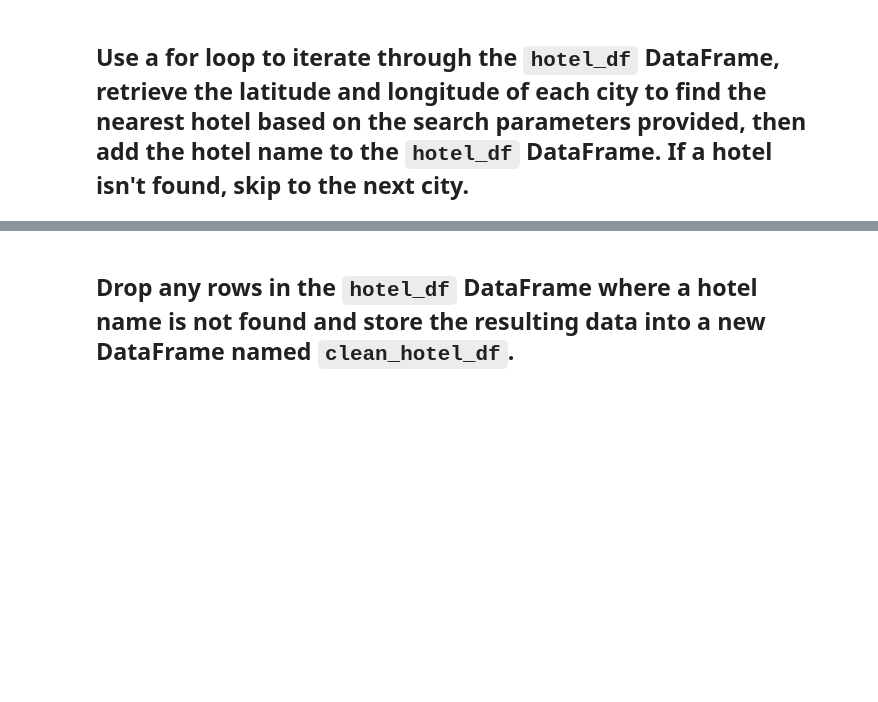
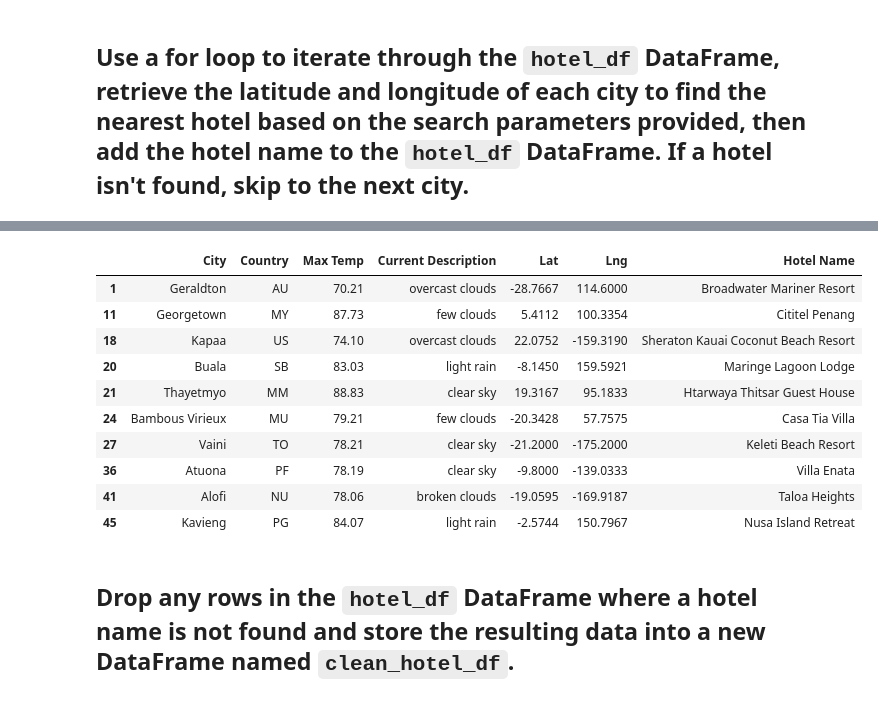
Before and after one commit to Panther1976/World_Weather_Analysis, a Jupyter notebook: Vacation_Search/Vacation_Search.ipynb, the cells around one changed output, grey strips where cells are left out. Drawn from its saved outputs; the diff is of its cells as text; code cells hidden in the pictures; blank space fills up the shorter version.

```diff
--- a/Vacation_Search/Vacation_Search.ipynb
+++ b/Vacation_Search/Vacation_Search.ipynb
@@ -89,7 +106,7 @@ cities_df.head(10)
 ## Create a new Pandas DataFrame named `clean_travel_cities` by using the Pandas `dropna` function on the `preferred_cities_df` to drop any empty rows.
 # %%
 # Drop any empty rows in the preferred_cities_df DataFrame and create a new DataFrame.
-clean_travel_cities_df = preferred_cities_df.dropna()
+clean_travel_cities_df = cities_df.dropna()
 
 # Display sample data
 clean_travel_cities_df.count()
@@ -97,7 +126,7 @@ clean_travel_cities_df.count()
 ## Use the `copy` Pandas function to create a new DataFrame, called `hotel_df`, by copying the following columns from the `clean_travel_cities` DataFrame: "City", "Country", "Max Temp", "Current Description", "Lat", "Lng".
 # %%
 # Create DataFrame called hotel_df by copying some columns from the clean_travel_cities DataFrame.
-hotel_df = clean_travel_cities_df[["City", "Country", "Max Temp", "Current Weather", "Lat", "Lng"]].copy()
+hotel_df = clean_travel_cities_df[["City", "Country", "Max Temp", "Current Description", "Lat", "Lng"]].copy()
 
 # Display sample data
 hotel_df.head()
@@ -144,6 +205,18 @@ for index, row in hotel_df.iterrows():
 # %%
 # Display sample data
-hotel_df.head()
+hotel_df.head(10)
+# %% [output]
+|  | City | Country | Max Temp | Current Description | Lat | Lng | Hotel Name |
+| 1 | Geraldton | AU | 70.21 | overcast clouds | -28.7667 | 114.6000 | Broadwater Mariner Resort |
+| 11 | Georgetown | MY | 87.73 | few clouds | 5.4112 | 100.3354 | Cititel Penang |
+| 18 | Kapaa | US | 74.10 | overcast clouds | 22.0752 | -159.3190 | Sheraton Kauai Coconut Beach Resort |
+| 20 | Buala | SB | 83.03 | light rain | -8.1450 | 159.5921 | Maringe Lagoon Lodge |
+| 21 | Thayetmyo | MM | 88.83 | clear sky | 19.3167 | 95.1833 | Htarwaya Thitsar Guest House |
+| 24 | Bambous Virieux | MU | 79.21 | few clouds | -20.3428 | 57.7575 | Casa Tia Villa |
+| 27 | Vaini | TO | 78.21 | clear sky | -21.2000 | -175.2000 | Keleti Beach Resort |
+| 36 | Atuona | PF | 78.19 | clear sky | -9.8000 | -139.0333 | Villa Enata |
+| 41 | Alofi | NU | 78.06 | broken clouds | -19.0595 | -169.9187 | Taloa Heights |
+| 45 | Kavieng | PG | 84.07 | light rain | -2.5744 | 150.7967 | Nusa Island Retreat |
 # %% [markdown]
 ## Drop any rows in the `hotel_df` DataFrame where a hotel name is not found and store the resulting data into a new DataFrame named `clean_hotel_df`.
 # %%
```
Also changed, not shown: parts of 11 cells of this notebook, 9 other files.
